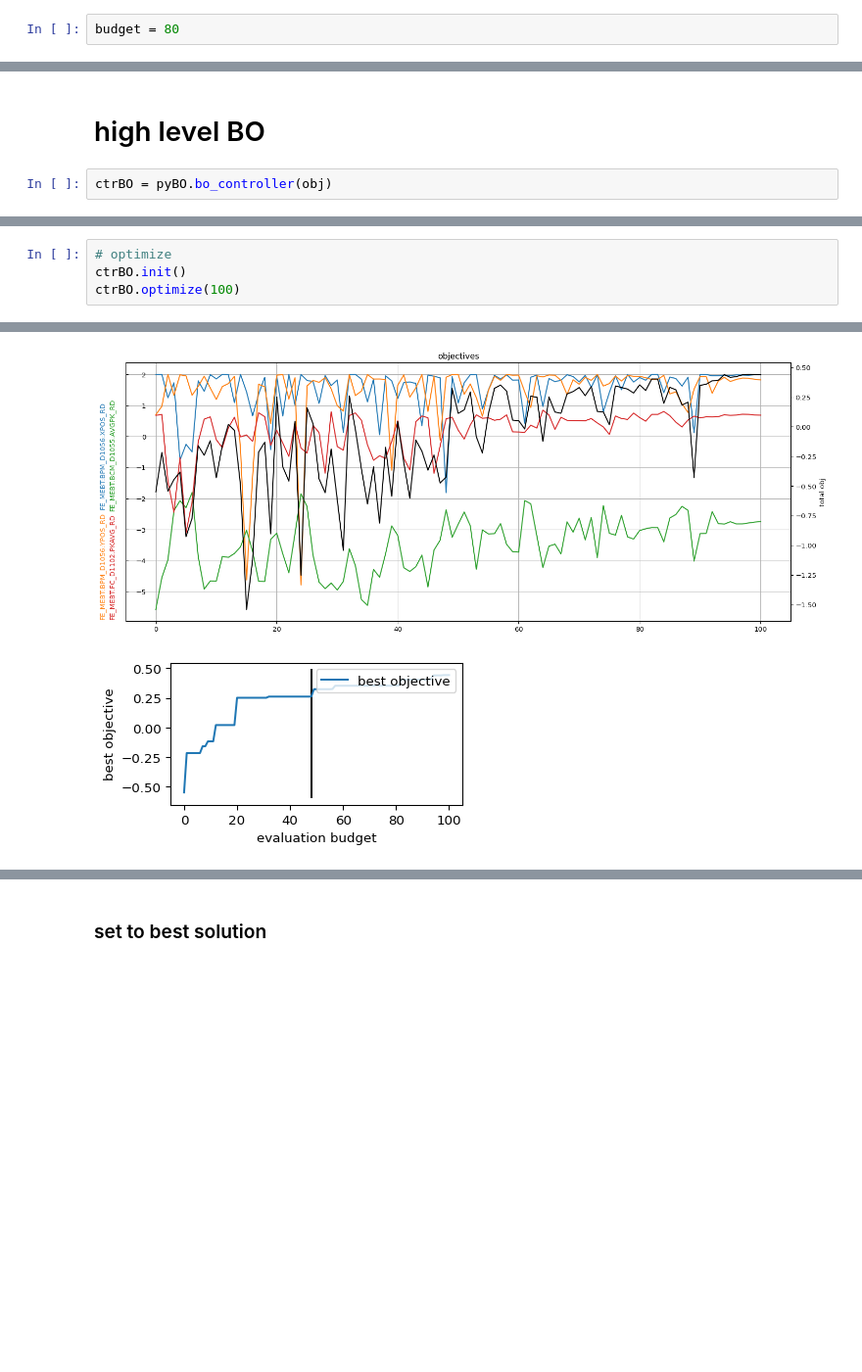
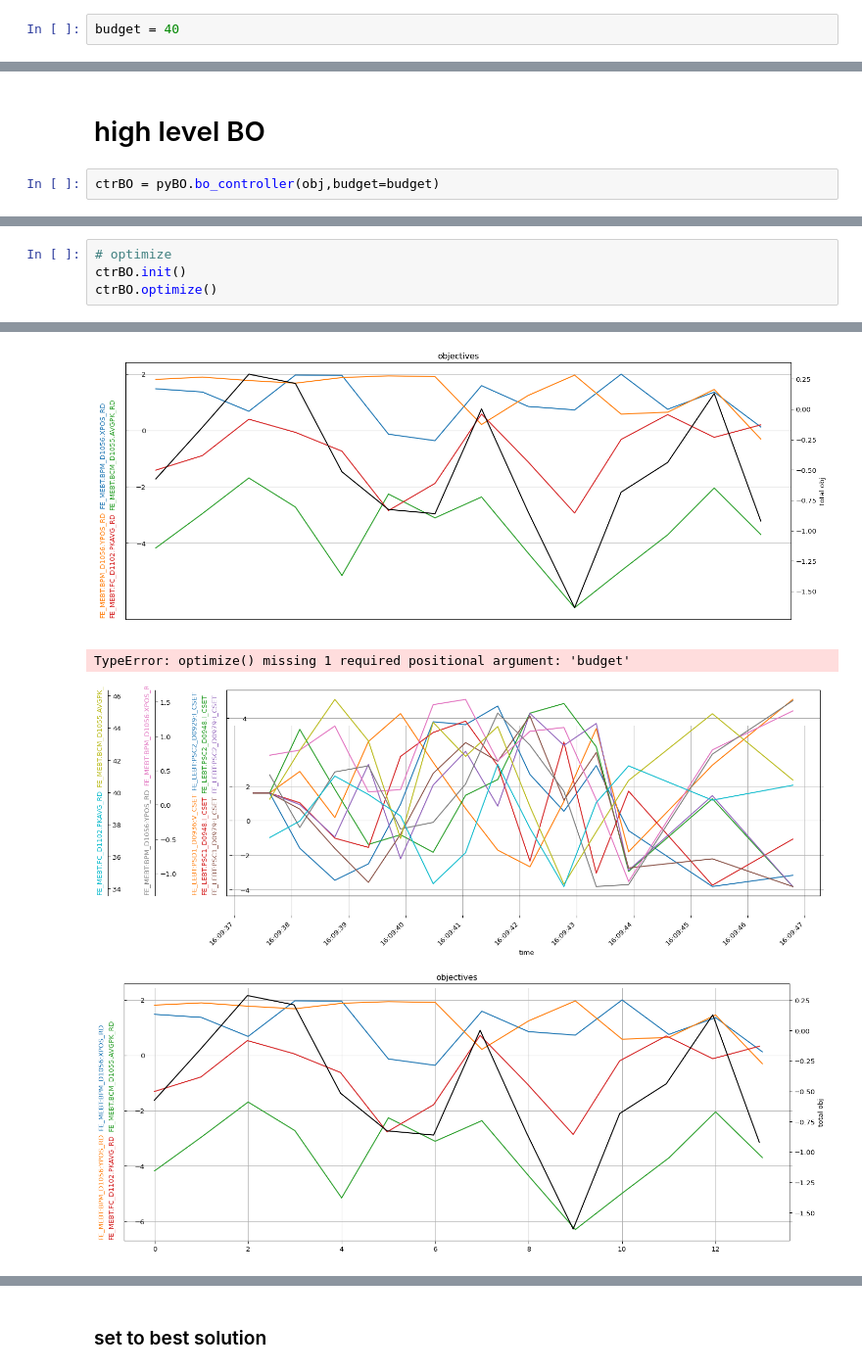
Before and after one commit to kilean20/objFuncs, a Jupyter notebook: example/[pyBO][VM]FC1108_HighLevelBO.ipynb, the cells around one changed output, grey strips where cells are left out. Shown: that part at 98% size. Drawn from its saved outputs; the diff is of its cells as text; blank space fills up the shorter version.

Commit message:
HLbo take budget init

```diff
--- a/example/[pyBO][VM]FC1108_HighLevelBO.ipynb
+++ b/example/[pyBO][VM]FC1108_HighLevelBO.ipynb
@@ -8,7 +8,7 @@
 # !pip install -e ../../objFuncs
 # !pip install -e ../../pyBO
 # %%
-budget = 80
+budget = 40
 # %%
 import numpy as np
 import pandas as pd
@@ -117,6 +104,6 @@ warning: Automatic decision of 'RDs' for 'decision_CSETs' failed. Since self.mac
 # %% [markdown]
 # high level BO
 # %%
-ctrBO = pyBO.bo_controller(obj)
+ctrBO = pyBO.bo_controller(obj,budget=budget)
 # %% [output]
 init will random sample with the followings info:
@@ -131,6 +118,6 @@ init will random sample with the followings info:
 # %%
 # optimize
 ctrBO.init()
-ctrBO.optimize(100)
+ctrBO.optimize()
 # %% [output]
 warning: The balance properties of Sobol' points require n to be a power of 2.
@@ -138,2 +125,4 @@ warning: The balance properties of Sobol' points require n to be a power of 2.
-[figure, old version]
+[figure, new version]
+TypeError: optimize() missing 1 required positional argument: 'budget'
-[figure, old version]
+[figure, new version]
+[figure, added]
```
Also changed, not shown: parts of 9 cells of this notebook, 1 other file.
